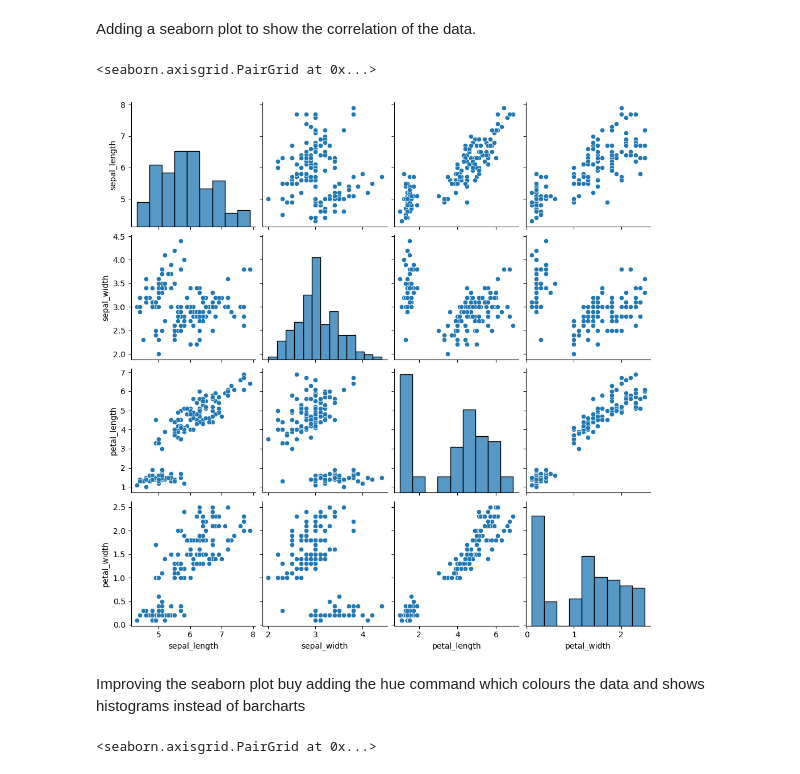
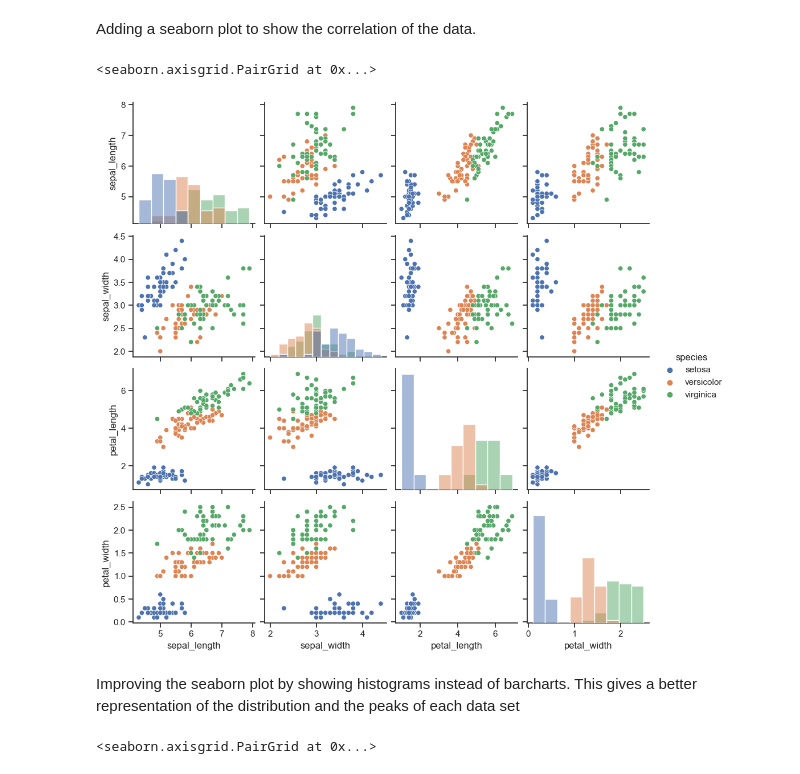
Before and after one commit to kevinsenan/4359-Fundamentals-of-Data-Analysis, a Jupyter notebook: Project.ipynb, the cells around one changed output. Saved outputs shown, nothing was run; the diff lists cells and outputs as text; code cells hidden in the pictures.

```diff
--- a/Project.ipynb
+++ b/Project.ipynb
@@ -163,12 +163,14 @@ NameError: name 'headers' is not defined
 Adding a seaborn plot to show the correlation of the data.
 # %%
 import seaborn as sns
-sns.pairplot(df)
+sns.set_theme(style="ticks")
+df = sns.load_dataset("iris")
+sns.pairplot(df, hue="species", diag_kind='hist')
 # %% [output]
 <seaborn.axisgrid.PairGrid at 0x...>
-[figure, old version]
+[figure, new version]
-# %% [markdown]
-Improving the seaborn plot buy adding the hue command which colours the data and shows histograms instead of barcharts
+# %% [markdown]
+Improving the seaborn plot by showing histograms instead of barcharts. This gives a better representation of the distribution and the peaks of each data set
 # %%
 sns.pairplot(df, hue='species')
 # %% [output]
```
Also changed, not shown: 1 other file.
